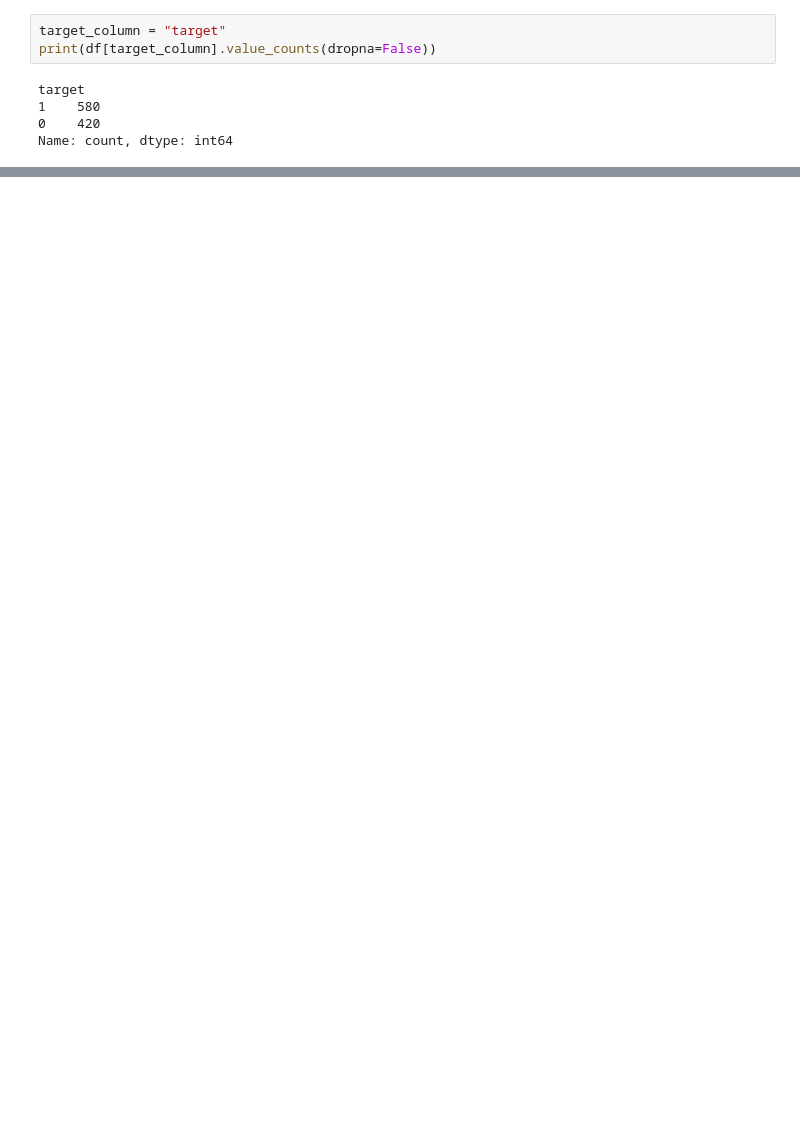
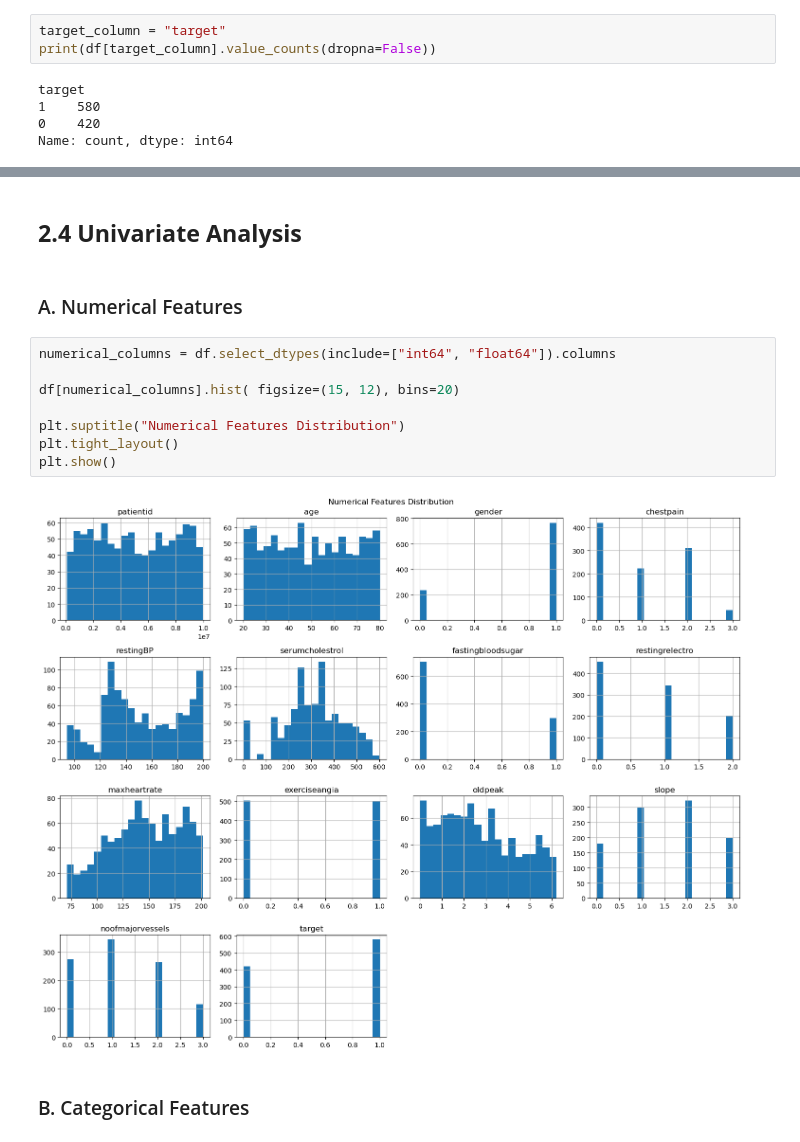
Before and after one commit to HafidzAfrieno/Artificial_Intelligence_Laboratory, a Jupyter notebook: projects/machine-learning/heart-disease-risk-classification/model/notebooks/01_exploratory_data_analysis.ipynb, the cells around one changed output, grey strips where cells are left out. Drawn from its saved outputs; the diff is of its cells as text; blank space fills up the shorter version.

```diff
--- a/projects/machine-learning/heart-disease-risk-classification/model/notebooks/01_exploratory_data_analysis.ipynb
+++ b/projects/machine-learning/heart-disease-risk-classification/model/notebooks/01_exploratory_data_analysis.ipynb
@@ -173,0 +314,16 @@ Name: count, dtype: int64
+# %% [markdown]
+## **2.4 Univariate Analysis**
+# %% [markdown]
+### A. Numerical Features
+# %%
+numerical_columns = df.select_dtypes(include=["int64", "float64"]).columns
+
+df[numerical_columns].hist( figsize=(15, 12), bins=20)
+
+plt.suptitle("Numerical Features Distribution")
+plt.tight_layout()
+plt.show()
+# %% [output]
+[figure, added]
+# %% [markdown]
+### B. Categorical Features
```
Also changed, not shown: parts of 31 cells of this notebook.
